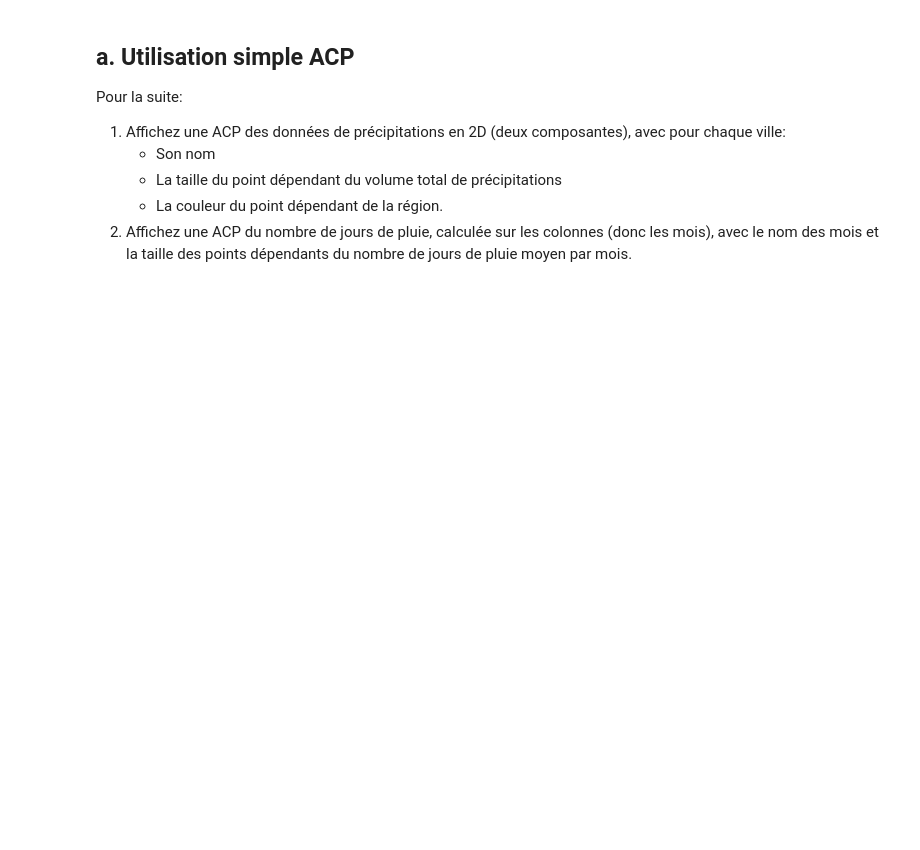
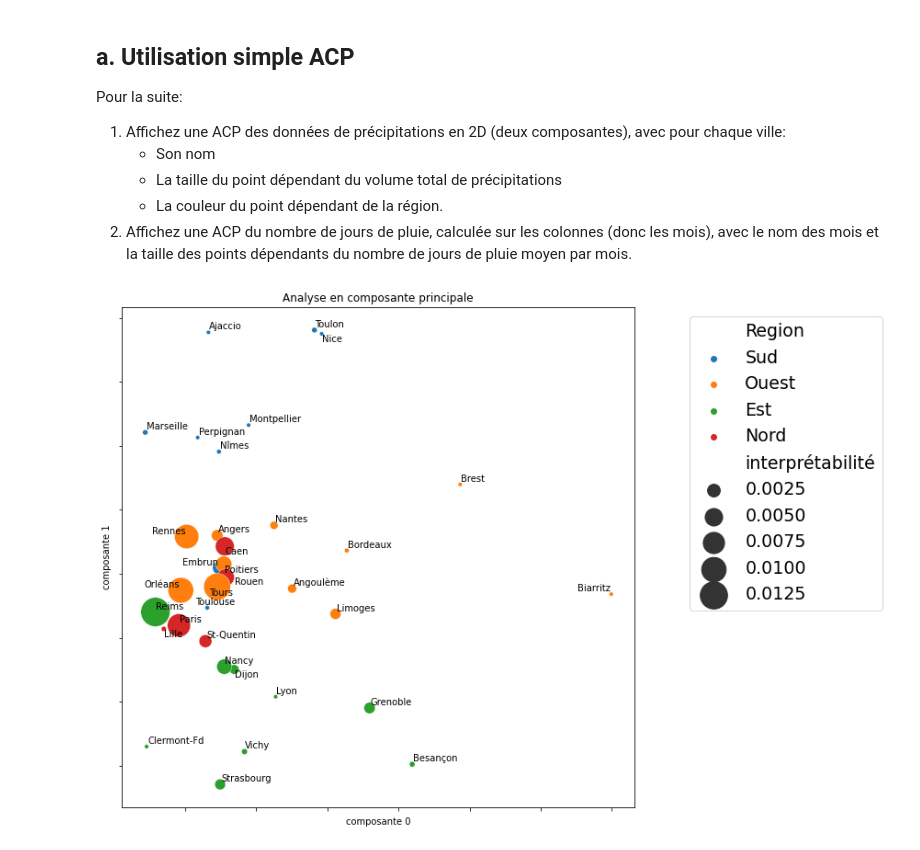
Before and after one commit to melodyrous/mutidim, a Jupyter notebook: colabs/TP2_sklearn.ipynb, the cells around one changed output. Cells and saved outputs as stored; diff of their text form; code cells hidden in the pictures; blank space fills up the shorter version.

```diff
--- a/colabs/TP2_sklearn.ipynb
+++ b/colabs/TP2_sklearn.ipynb
@@ -354,0 +404,38 @@ Pour la suite:
+# %%
+
+# ACP des précipitations par ville
+df_precipitations = raw_data.iloc[:,:12]
+scaler = StandardScaler().fit(df_precipitations)
+X_scaled = scaler.transform(df_precipitations)
+
+pca = PCA(n_components=2)
+X_pca = pca.fit_transform(X_scaled)
+
+df_precipitations["interprétabilité"] = np.exp(pca.score_samples(X_scaled))
+df_precipitations["composante 0"] = X_pca[:,0]
+df_precipitations["composante 1"] = X_pca[:,1]
+
+df_precipitations["Region"] = raw_data.Géographie
+# le code est presque le même, on rajoute juste une information de taille
+g = sns.scatterplot(x='composante 0',
+                y='composante 1',
+                size='interprétabilité',
+                sizes=(20,1000),
+                data=df_precipitations,
+                hue="Region")
+
+# on agrandit la figure, on annote...
+g.figure.set_size_inches(10,10)
+ax = plt.gca()
+texts = []
+for i, (text_x,text_y) in enumerate(X_pca):
+  texts.append(ax.annotate(df_precipitations.index[i], (text_x,text_y)))
+adjust_text(texts)
+
+## on supprime les informations sur les axes, on rajout un titre et une légende
+plt.gca().set_yticklabels([])
+plt.gca().set_xticklabels([])
+plt.title('Analyse en composante principale');
+plt.gca().legend(prop={'size': 19}, bbox_to_anchor=(1.5, 1.0));
+# %% [output]
+[figure, added]
```
Also changed, not shown: parts of 20 cells of this notebook.
